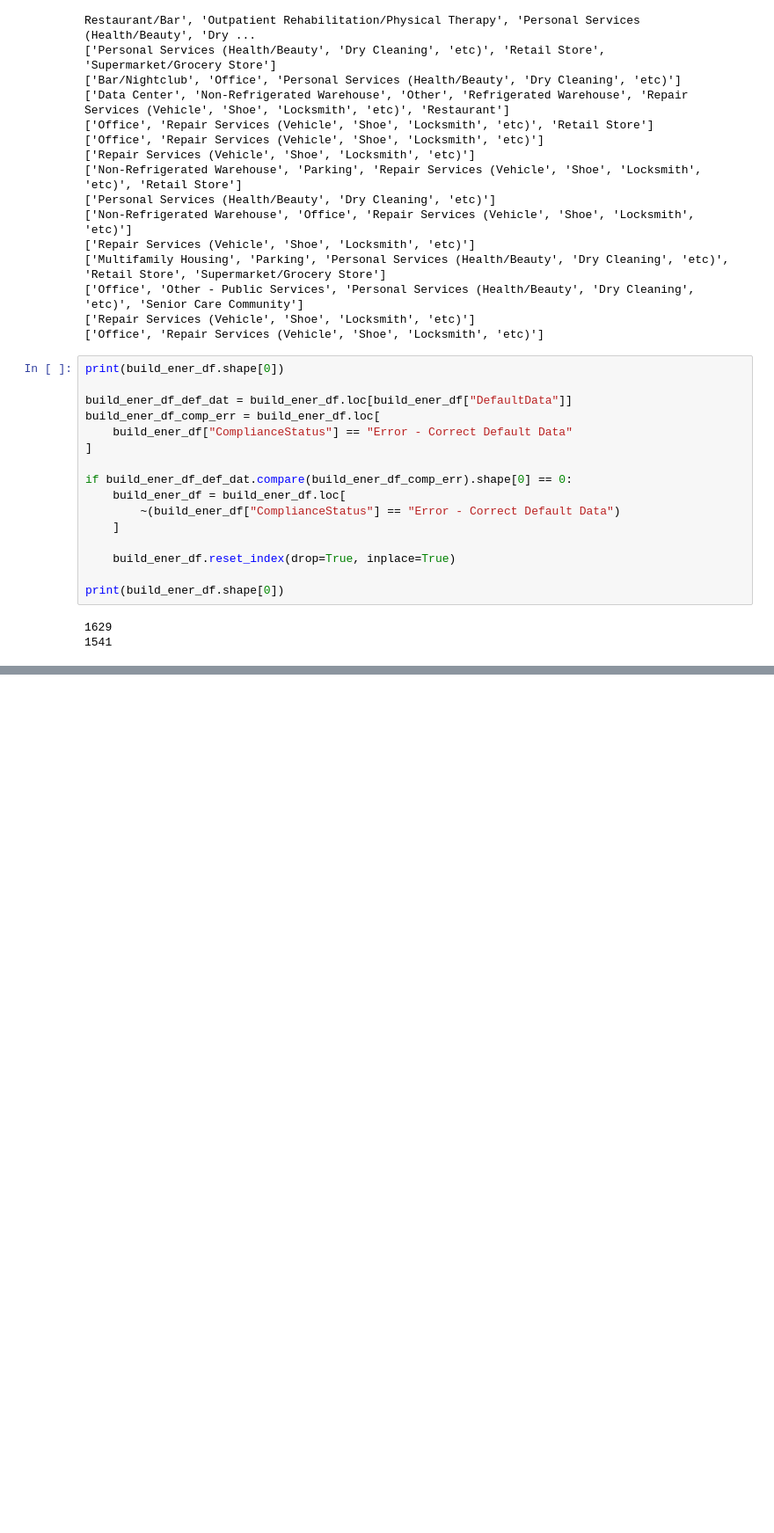
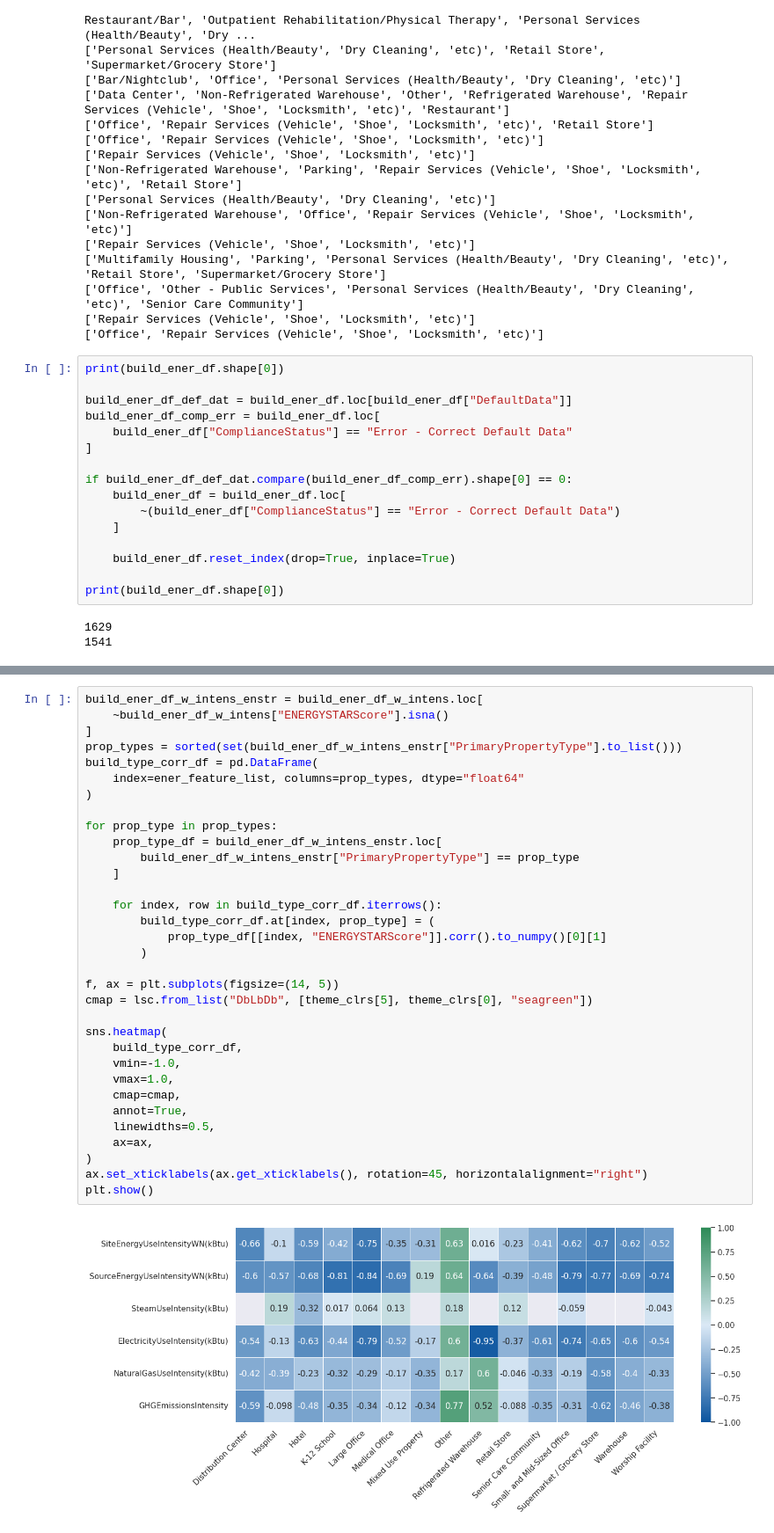
Before and after one commit to gabrielhermel/OC_DS_P4, a Jupyter notebook: Hermel_Gabriel_1_notebook_exploratoire_112022.ipynb, the cells around one changed output, grey strips where cells are left out. Shown at 88% size. Saved outputs shown, nothing was run; the diff lists cells and outputs as text; blank space fills up the shorter version.

```diff
--- a/Hermel_Gabriel_1_notebook_exploratoire_112022.ipynb
+++ b/Hermel_Gabriel_1_notebook_exploratoire_112022.ipynb
@@ -592,0 +805,35 @@ plt.show()
+# %%
+build_ener_df_w_intens_enstr = build_ener_df_w_intens.loc[
+    ~build_ener_df_w_intens["ENERGYSTARScore"].isna()
+]
+prop_types = sorted(set(build_ener_df_w_intens_enstr["PrimaryPropertyType"].to_list()))
+build_type_corr_df = pd.DataFrame(
+    index=ener_feature_list, columns=prop_types, dtype="float64"
+)
+
+for prop_type in prop_types:
+    prop_type_df = build_ener_df_w_intens_enstr.loc[
+        build_ener_df_w_intens_enstr["PrimaryPropertyType"] == prop_type
+    ]
+
+    for index, row in build_type_corr_df.iterrows():
+        build_type_corr_df.at[index, prop_type] = (
+            prop_type_df[[index, "ENERGYSTARScore"]].corr().to_numpy()[0][1]
+        )
+
+f, ax = plt.subplots(figsize=(14, 5))
+cmap = lsc.from_list("DbLbDb", [theme_clrs[5], theme_clrs[0], "seagreen"])
+
+sns.heatmap(
+    build_type_corr_df,
+    vmin=-1.0,
+    vmax=1.0,
+    cmap=cmap,
+    annot=True,
+    linewidths=0.5,
+    ax=ax,
+)
+ax.set_xticklabels(ax.get_xticklabels(), rotation=45, horizontalalignment="right")
+plt.show()
+# %% [output]
+[figure, added]
```
Also changed, not shown: parts of 29 cells of this notebook, 1 other file.
